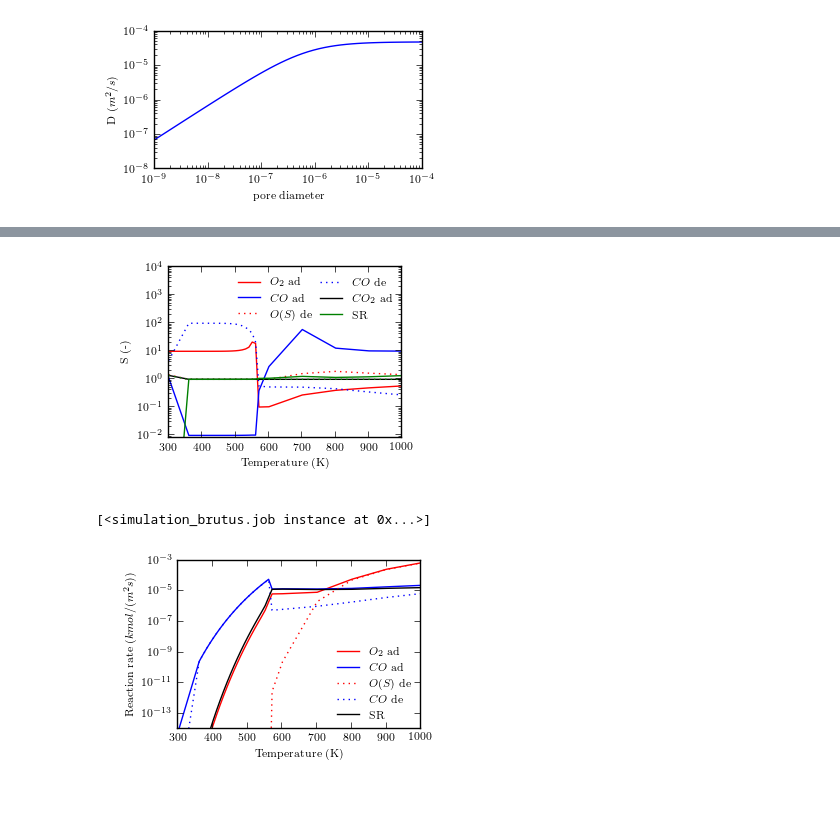
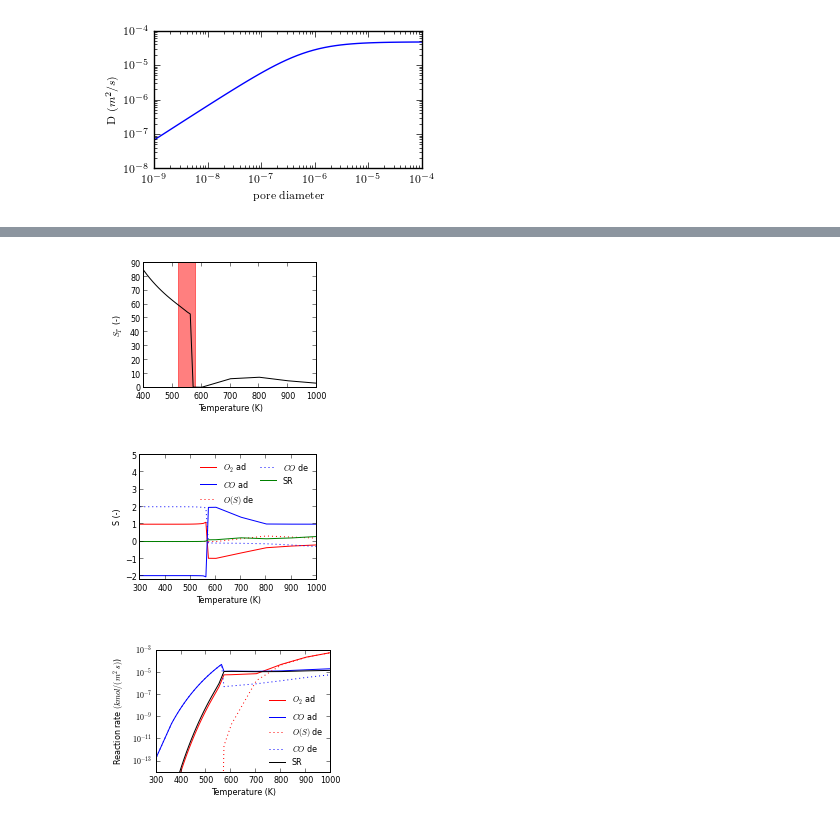
Before and after one commit to janvonrickenbach/sim-note-books, a Jupyter notebook: 1D-washcoat_tests.ipynb, the cells around one changed output, grey strips where cells are left out. Drawn from its saved outputs; the diff is of its cells as text; code cells hidden in the pictures.

```diff
--- a/1D-washcoat_tests.ipynb
+++ b/1D-washcoat_tests.ipynb
@@ -556,9 +550,8 @@ for sim in sim_list:
 KeyboardInterrupt:
 # %%
 def get_conv(sim):
-    gas = ca.importPhase(os.path.join(ref_folder,"cantera_input.cti"),"gas")
-    gas.setState_TPX(sim.sim_info["temperature"],1.015E5,[0.1,0.064,0.072,0.76,sim.sim_info["mf"]*1E-6])
-    mf_in=gas.massFractions()[4]
+    gas.TPX = [sim.sim_info["temperature"],1.015E5,[0.1,0,0,0.9-sim.sim_info["mf"]*1E-6,sim.sim_info["mf"]*1E-6]]
+    mf_in=gas.Y[4]
     eval_factor = sim.sim_info["sh_number"]/2000.
     eval_factor = 1
     try:
@@ -818,9 +854,3 @@ def get_cov(sim,idx):
         return sim.all_data[0][1][idx][0]
 #    except:
 #        print (sim.info.local["jobname"])
-# %%
-for sim in sim_list:
-    sim.sim_info["running"]=False
-
-    if sim.status() == "running":
-        sim.sim_info["running"]=True
@@ -892,2 +1055,0 @@ pl.gcf().savefig("wc_plots/wc_detail.eps")
-# %%
- filter_simulations(sim_list_py,cov_CO=0,dp=cov,wc_geo_area=100,sh_number=4000,mf=3000,temperature=temp,wc_thickness=40,velocity=5,a_v=1000,nx=64,t_fac=1)[0].sim_info
@@ -953,3 +1055,0 @@ fig.savefig("wc_plots/wc_detail_heating.eps")
-# %%
-for sim in filter_simulations(sim_list,running=True):
-    print sim.info.local["jobname"]
@@ -1022,29 +1146,49 @@ for reaction,col,ls in zip(range(interface.nReactions()),colors,linestyles):
+# %%
+fig = pl.figure(figsize=figsize)
+ax = fig.add_subplot(1,1,1)
+colors = ["r","b","r","b","k","g","k","k"]
+linestyles = ["-","-",":",":","-","-","-","-"]
+pl.plot(temp_arr,np.array(prod[:,interface.n_reactions]),color=co,linestyle=ls)
+#    reaction_str = [interface.reactionString(ind) for ind in range(interface.nReactions())]
+legend_list = []
+#for reac in reaction_str:
+#    legend_list.append("$"+"\\rightarrow".join(reac.split("=>"))+"$")
+
+pl.legend(legend_list,loc=0,frameon=False,ncol=2,columnspacing =0.8)
+ax.set_ylim([0,90])
+ax.set_xlim([400,1000])
+ax.set_xlabel("Temperature (K)")
+ax.set_ylabel("$S_T$ (-)")
+ax.add_patch(pl.Rectangle([520,0],60,90,fill=True,alpha=0.5,color="r"))
+fig.tight_layout()
+fig.savefig("wc_plots/sensitivities_T.pdf")
+# %% [output]
+[figure, added]
 # %%
 fig = pl.figure(figsize=figsize)
 ax = fig.add_subplot(1,1,1)
-colors = ["r","b","r","b","k","g","g"]
-linestyles = ["-","-",":",":","-","-",":"]
-for column_idx,ls,co in zip(range(len(prod[0,:])),linestyles,colors):
-    pl.semilogy(temp_arr,np.array(prod[:,column_idx]),color=co,linestyle=ls)
-    reaction_str = [interface.reactionString(ind) for ind in range(interface.nReactions())]
-    legend_list = []
-    for reac in reaction_str:
-        legend_list.append("$"+"\\rightarrow".join(reac.split("=>"))+"$")
+colors = ["r","b","r","b","k","g","k","k"]
+linestyles = ["-","-",":",":","-","-","-","-"]
+for column_idx,ls,co in zip(range(len(prod[0,:]-1)),linestyles,colors):
+    if column_idx == 4 or column_idx == interface.n_reactions or column_idx == 6:
+        continue
+    pl.plot(temp_arr,np.array(prod[:,column_idx]),color=co,linestyle=ls)
+#    reaction_str = [interface.reactionString(ind) for ind in range(interface.nReactions())]
+legend_list = []
+#for reac in reaction_str:
+#    legend_list.append("$"+"\\rightarrow".join(reac.split("=>"))+"$")
 
 
-    legend_list = ["$O_2$ ad","$CO$ ad","$O(S)$ de","$CO$ de","$CO_2$ ad","SR"]
-    pl.legend(legend_list,loc=0,frameon=False,ncol=2,columnspacing =0.8)
-    ax.set_ylim([0.008,10001])
-    ax.set_xlabel("Temperature (K)")
-    ax.set_ylabel("S (-)")
-    fig.tight_layout()
-    fig.savefig("wc_plots/sensitivities.eps")
+legend_list = ["$O_2$ ad","$CO$ ad","$O(S)$ de","$CO$ de","SR"]
+pl.legend(legend_list,loc=0,frameon=False,ncol=2,columnspacing =0.8)
+ax.set_ylim([-2.2,5])
+#ax.set_xlim([400,1000])
+ax.set_xlabel("Temperature (K)")
+ax.set_ylabel("S (-)")
+fig.tight_layout()
+fig.savefig("wc_plots/sensitivities_r.eps")
 # %% [output]
-[figure, old version]
+[figure, new version]
-# %%
-filter_simulations(sim_list_py,temperature=temp,cov_CO=1,wc_geo_area=1,velocity=5,wc_thickness=-1E6)
-# %% [output]
-[<simulation_brutus.job instance at 0x...>]
 # %%
 import matplotlib
 fig = pl.figure(figsize=figsize_print)
@@ -1056,7 +1200,7 @@ for column_idx,ls,co in zip(range(len(prod[0,:])),linestyles,colors):
         continue
     ax.semilogy(temp_arr,np.array(ref_prod[:,column_idx]),color=co,linestyle=ls)
 
-legend_list = ["$O_2$ ad","$CO$ ad","$O(S)$ de","$CO$ de","SR"]
+legend_list = ["$O_2$ ad","$CO$ ad","$O(S)$ de","$CO$ de","SR","CO2des"]
 #ax.locator_params(nbins=10)
 
 pl.legend(legend_list,loc=0,frameon=False)
@@ -1074,4 +1218,4 @@ pl.minorticks_off()
 fig.tight_layout()
 fig.savefig("wc_plots/reaction_rates.eps")
 # %% [output]
-[figure, old version]
+[figure, new version]
```
Also changed, not shown: parts of 45 cells of this notebook.
